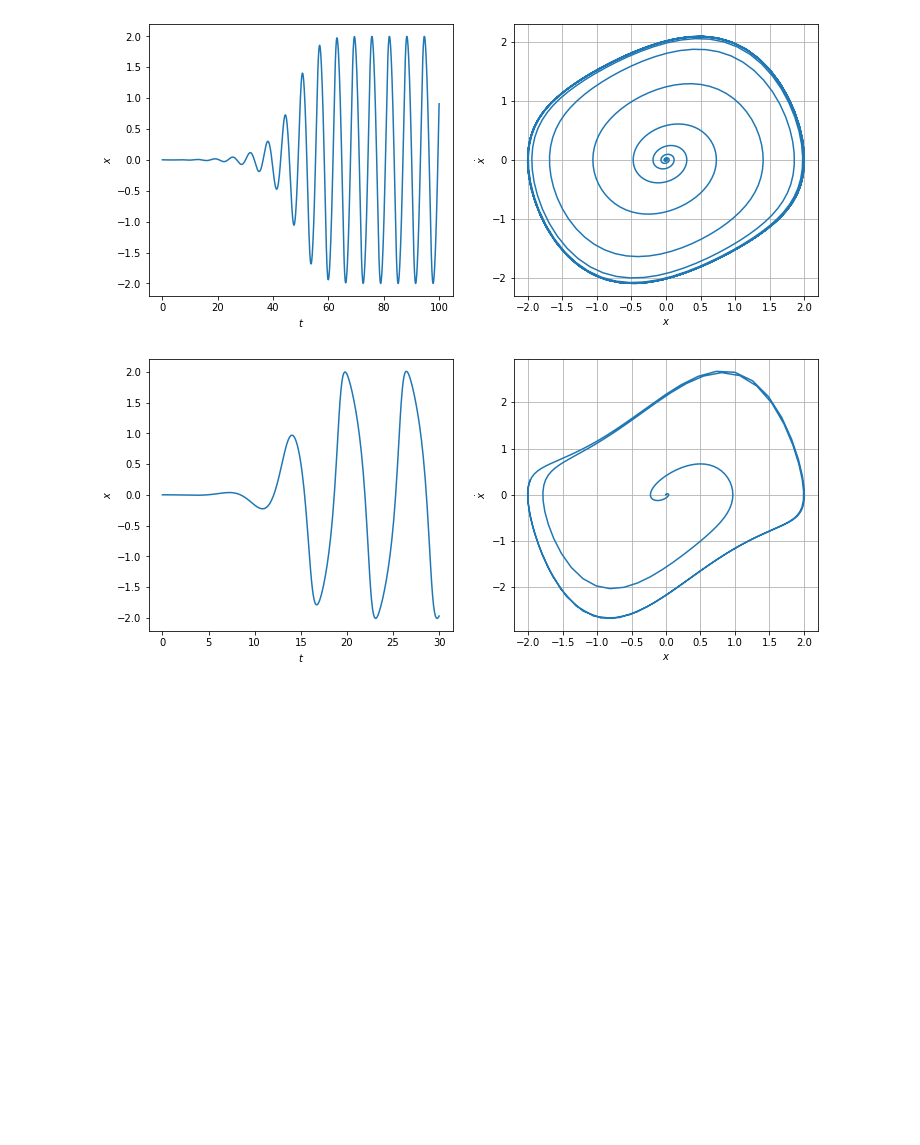
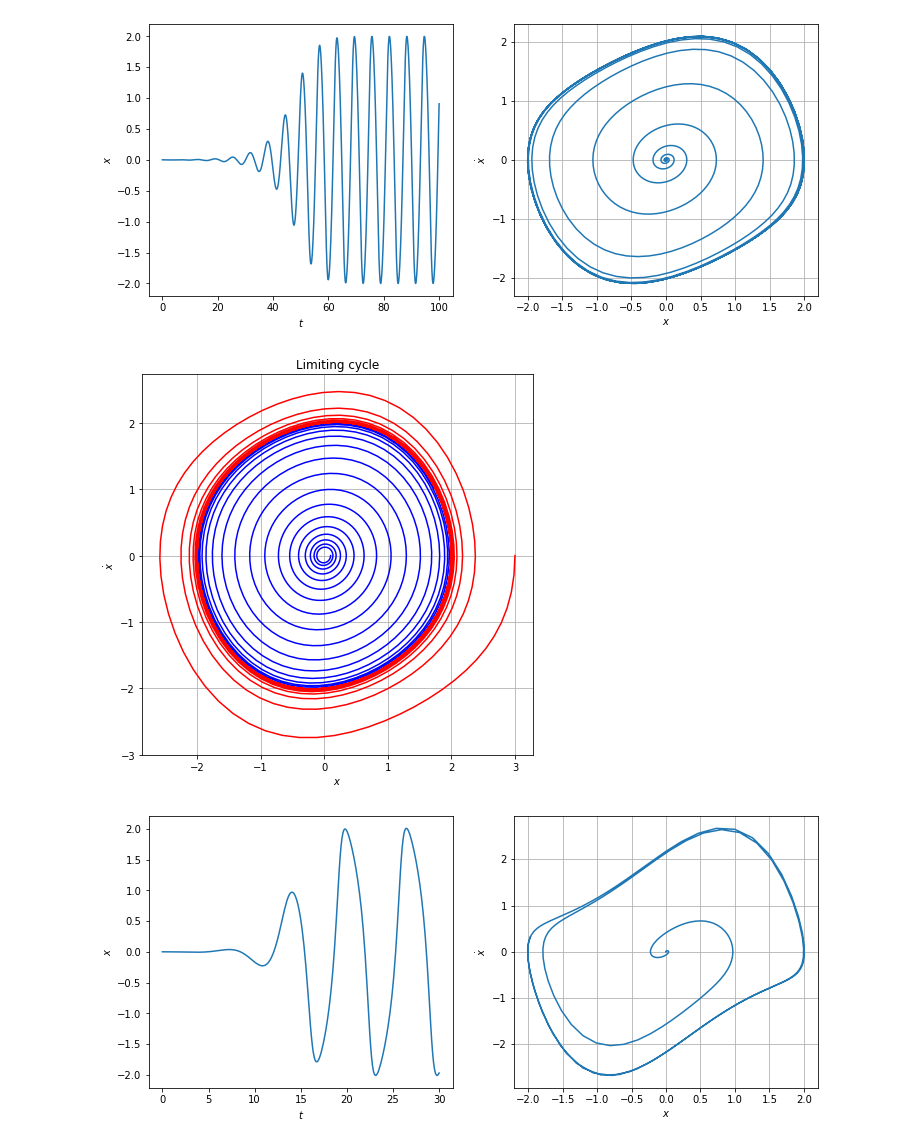
Before and after one commit to vr050714/nonlinear-vibration-seminar, a Jupyter notebook: vdp-1.ipynb, the cells around one changed output. Cells and saved outputs as stored; diff of their text form; code cells hidden in the pictures; blank space fills up the shorter version.

Commit message:
added limiting cycle

```diff
--- a/vdp-1.ipynb
+++ b/vdp-1.ipynb
@@ -98,6 +77,21 @@ sol = odeint(vdp, [1e-3, 0], t, args=(0.3,))
 plot_solution(t, sol)
 # %% [output]
 [figure]
+# %%
+t = np.linspace(0, 100, 1000)
+
+sol1 = odeint(vdp, [0.1, 0], t, args=(0.1,))
+sol2 = odeint(vdp, [3.0, 0], t, args=(0.1,))
+
+plt.figure(figsize=(7,7))
+plt.plot(sol1[:,0],sol1[:,1],'b',sol2[:,0],sol2[:,1],'r')
+plt.grid(True)
+plt.xlabel('$x$')
+plt.ylabel('$\dot{x}$')
+plt.title('Limiting cycle')
+plt.show()
+# %% [output]
+[figure, added]
 # %%
 t = np.linspace(0, 30, 300)
 sol = odeint(vdp, [1e-3, 0], t, args=(1,))
```
Also changed, not shown: parts of 18 cells of this notebook.
